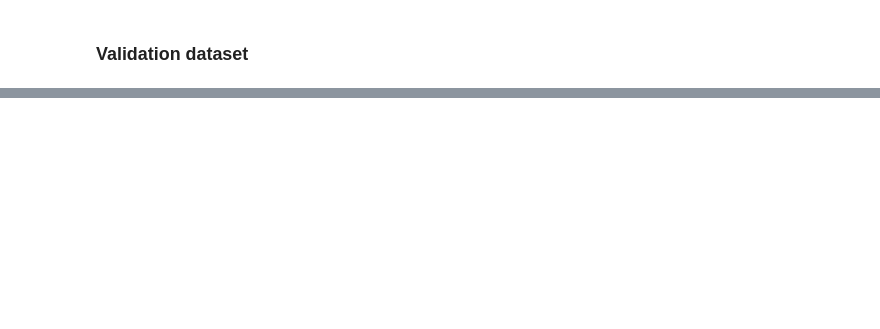
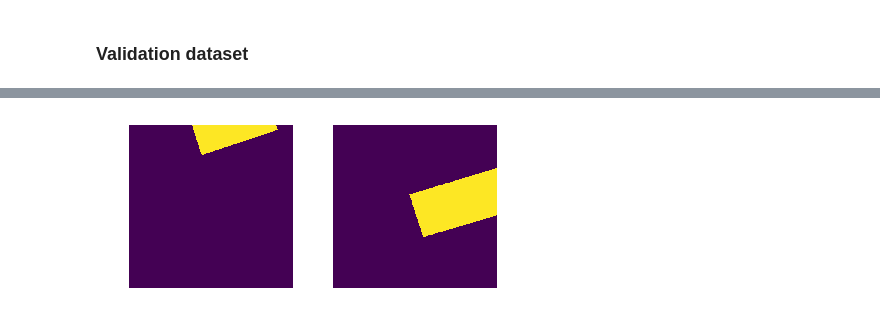
Before and after one commit to Oslandia/tanzania-challenge, a Jupyter notebook: example/building_model.ipynb, the cells around one changed output, grey strips where cells are left out. Cells and saved outputs as stored; diff of their text form; code cells hidden in the pictures; blank space fills up the shorter version.

```diff
--- a/example/building_model.ipynb
+++ b/example/building_model.ipynb
@@ -316,0 +325,4 @@ AP @0.50-0.95:   0.000
+# %%
+visualize.display_images(np.moveaxis(gt_mask, 2, 0))
+# %% [output]
+[figure, added]
```
Also changed, not shown: parts of 44 cells of this notebook.
